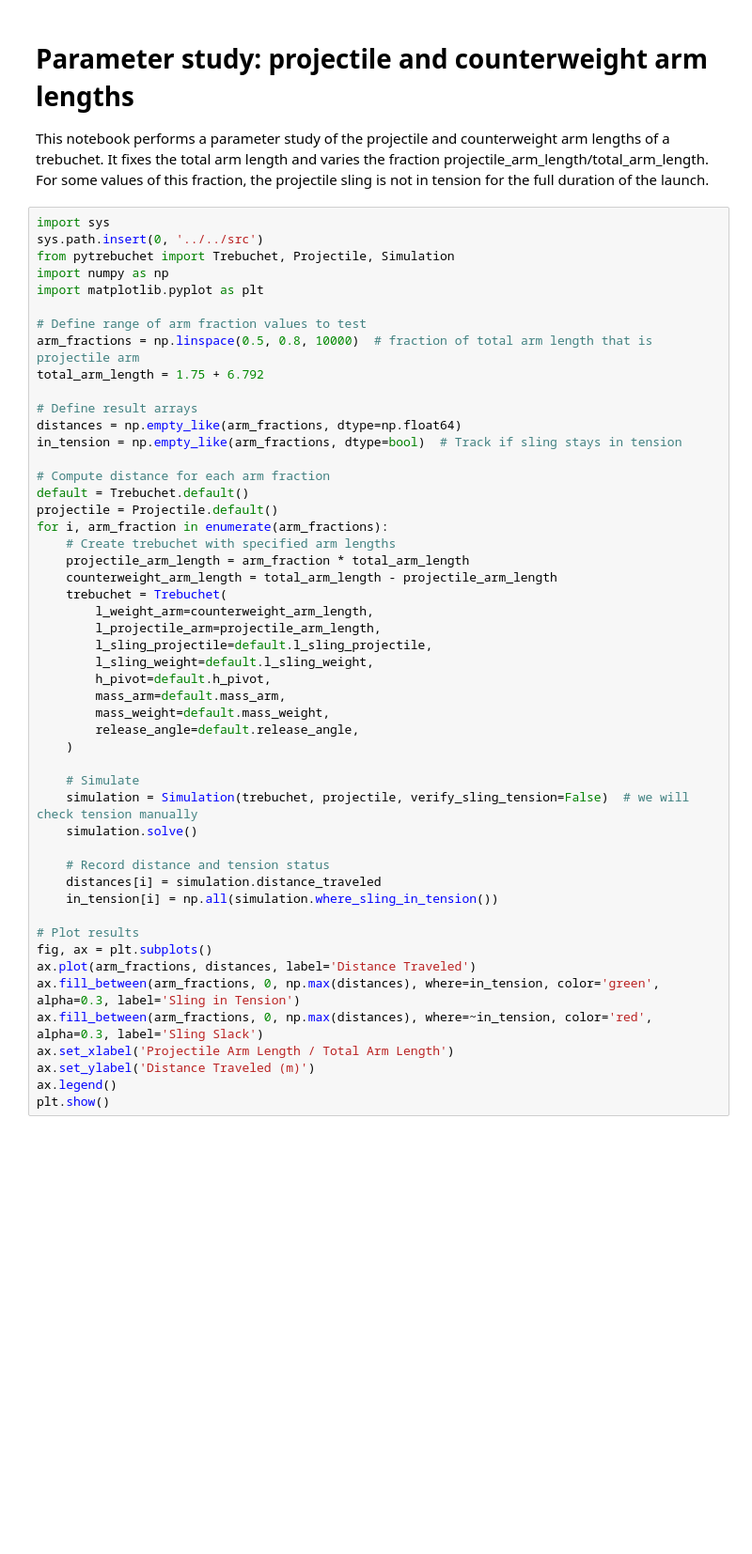
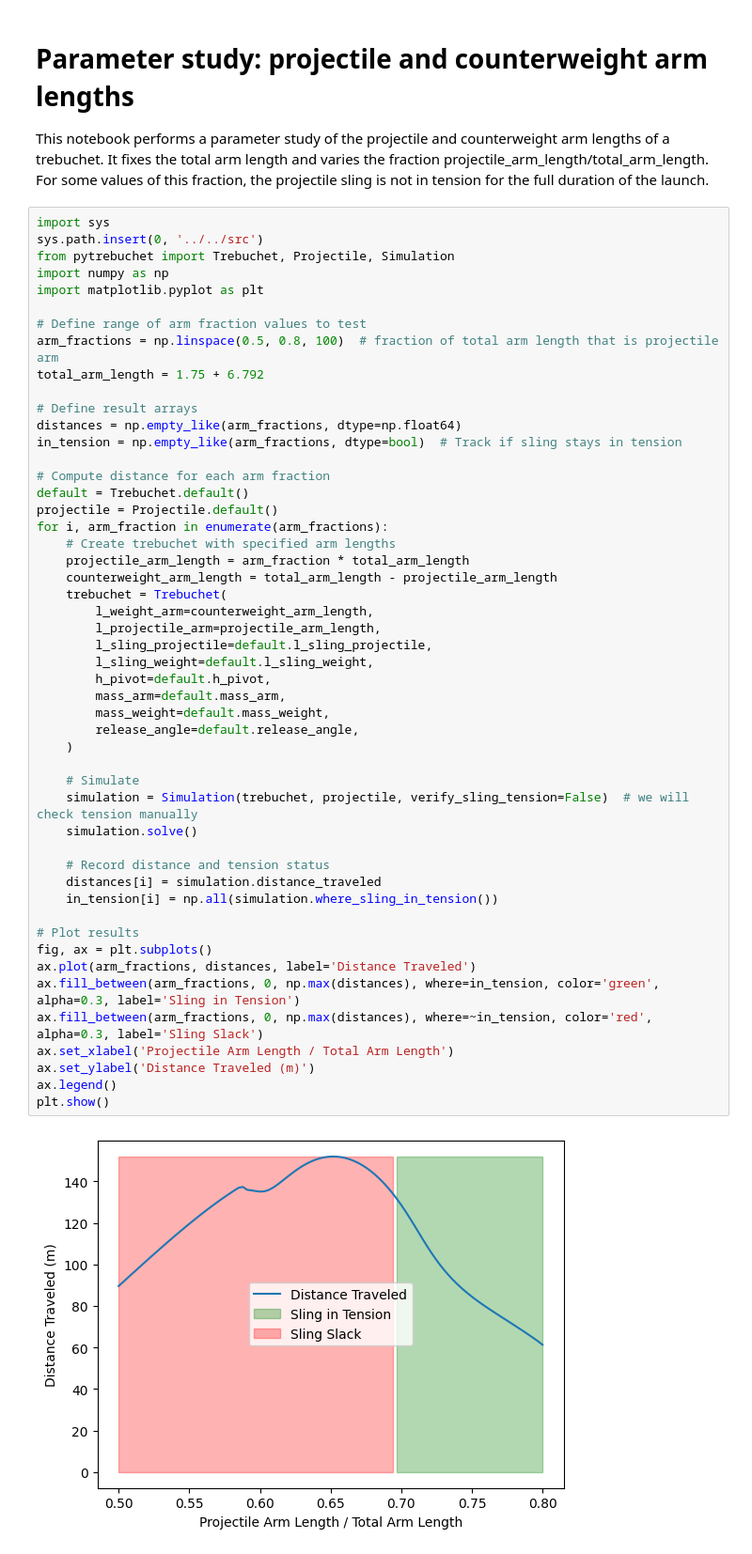
Before and after one commit to benvb-97/pytrebuchet, a Jupyter notebook: examples/parameter_studies/arm_lengths.ipynb, the cells around one changed output. Shown: that part at 94% size. Drawn from its saved outputs; the diff is of its cells as text; blank space fills up the shorter version.

```diff
--- a/examples/parameter_studies/arm_lengths.ipynb
+++ b/examples/parameter_studies/arm_lengths.ipynb
@@ -10,7 +10,7 @@ import numpy as np
 import matplotlib.pyplot as plt
 
 # Define range of arm fraction values to test
-arm_fractions = np.linspace(0.5, 0.8, 10000)  # fraction of total arm length that is projectile arm
+arm_fractions = np.linspace(0.5, 0.8, 100)  # fraction of total arm length that is projectile arm
 total_arm_length = 1.75 + 6.792
 
 # Define result arrays
@@ -25,30 +25,32 @@ for i, arm_fraction in enumerate(arm_fractions):
     projectile_arm_length = arm_fraction * total_arm_length
     counterweight_arm_length = total_arm_length - projectile_arm_length
     trebuchet = Trebuchet(
         l_weight_arm=counterweight_arm_length,
         l_projectile_arm=projectile_arm_length,
         l_sling_projectile=default.l_sling_projectile,
         l_sling_weight=default.l_sling_weight,
         h_pivot=default.h_pivot,
         mass_arm=default.mass_arm,
         mass_weight=default.mass_weight,
         release_angle=default.release_angle,
     )
 
     # Simulate
     simulation = Simulation(trebuchet, projectile, verify_sling_tension=False)  # we will check tension manually
     simulation.solve()
 
     # Record distance and tension status
     distances[i] = simulation.distance_traveled
     in_tension[i] = np.all(simulation.where_sling_in_tension())
 
 # Plot results
 fig, ax = plt.subplots()
 ax.plot(arm_fractions, distances, label='Distance Traveled')
 ax.fill_between(arm_fractions, 0, np.max(distances), where=in_tension, color='green', alpha=0.3, label='Sling in Tension')
 ax.fill_between(arm_fractions, 0, np.max(distances), where=~in_tension, color='red', alpha=0.3, label='Sling Slack')
 ax.set_xlabel('Projectile Arm Length / Total Arm Length')
 ax.set_ylabel('Distance Traveled (m)')
 ax.legend()
 plt.show()
+# %% [output]
+[figure, added]
```
Also changed, not shown: 1 other file.
